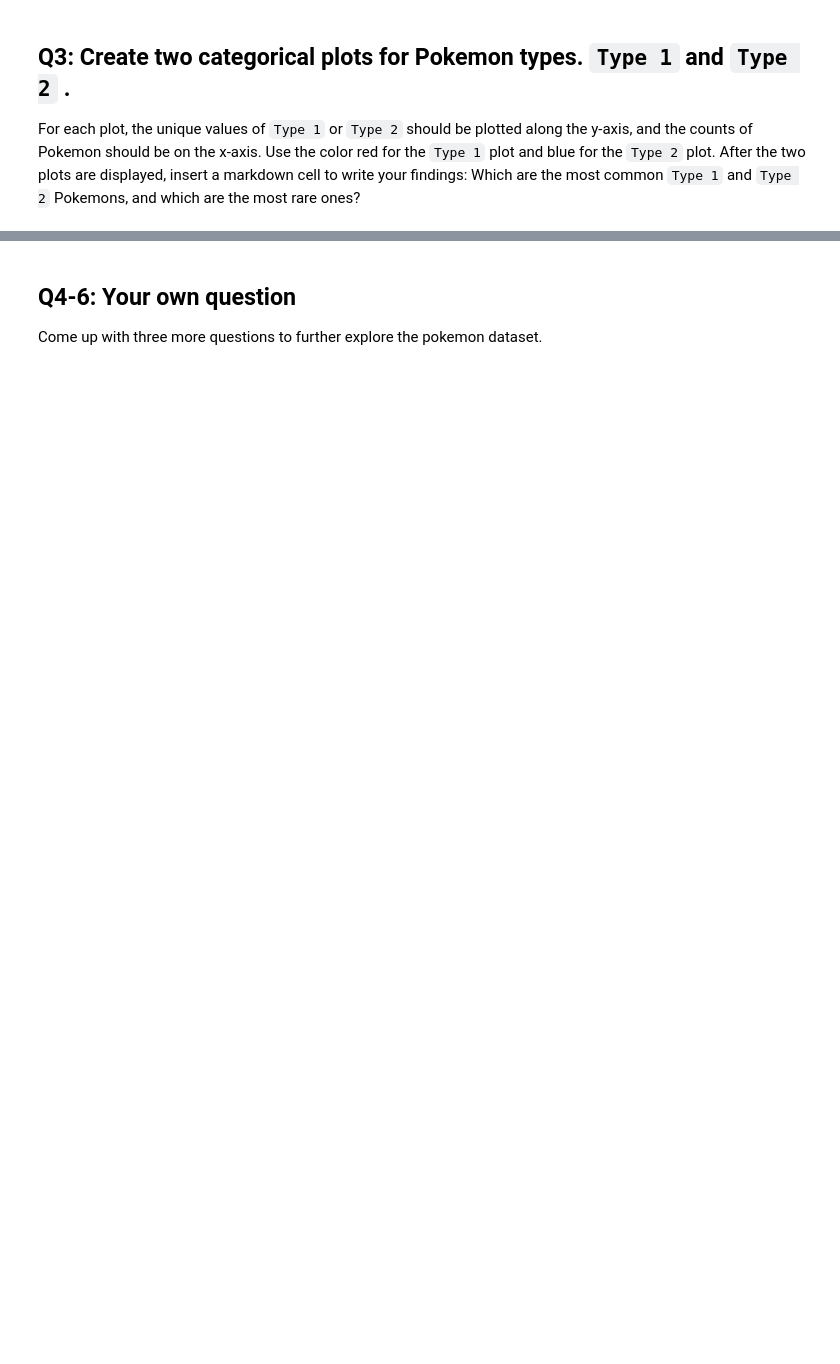
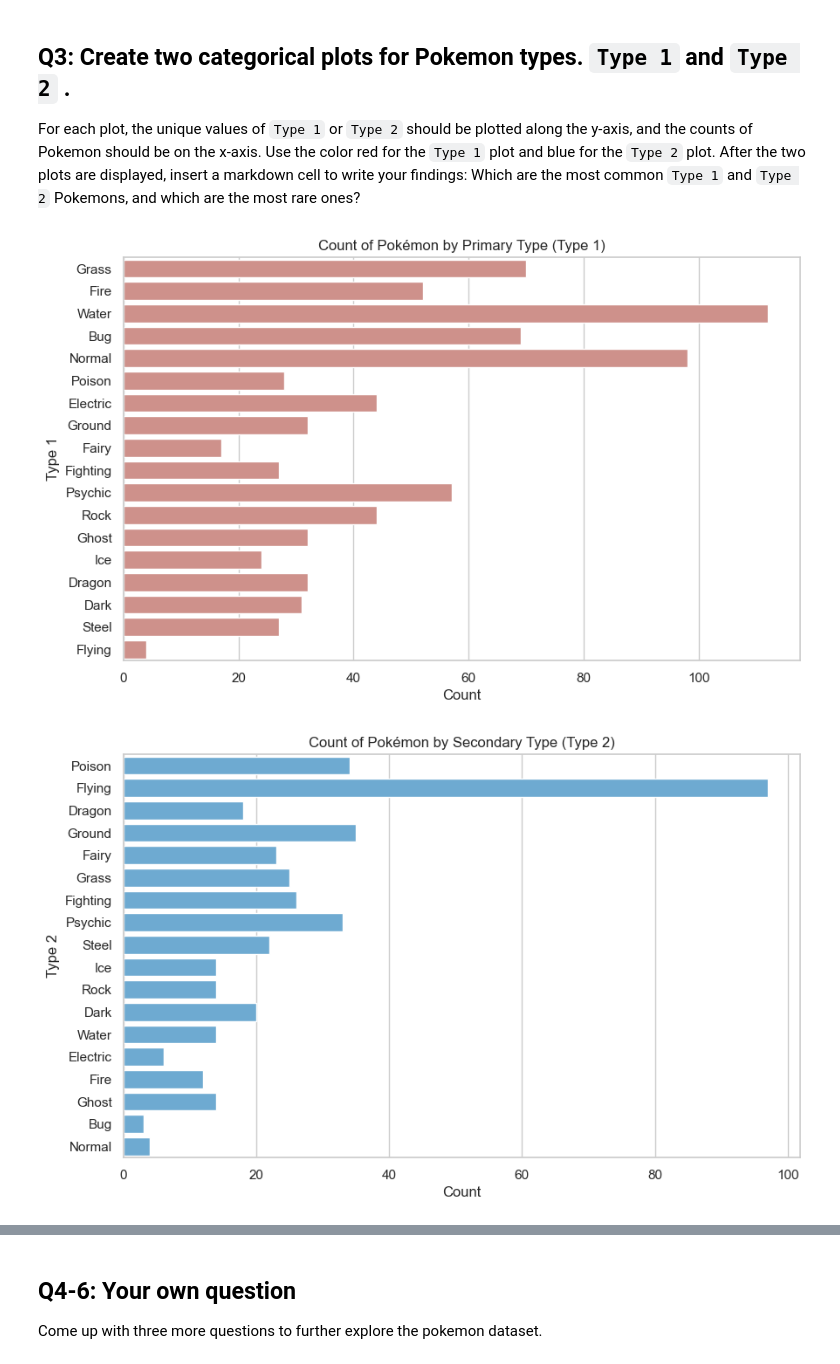
Before and after one commit to CS133-DataVisualization/cl-and-homework-emilytl, a Jupyter notebook: M03_HW03_seaborn.ipynb, the cells around one changed output, grey strips where cells are left out. Saved outputs shown, nothing was run; the diff lists cells and outputs as text; code cells hidden in the pictures; blank space fills up the shorter version.

```diff
--- a/M03_HW03_seaborn.ipynb
+++ b/M03_HW03_seaborn.ipynb
@@ -48,0 +82,19 @@ For each plot, the unique values of `Type 1` or `Type 2` should be plotted along
+# %%
+# Type 1 - muted rose
+plt.figure(figsize=(10,6))
+sns.countplot(data=pokemon, y="Type 1", color="#D98880")
+plt.title("Count of Pokémon by Primary Type (Type 1)")
+plt.xlabel("Count")
+plt.ylabel("Type 1")
+plt.show()
+
+# Type 2 - muted steel blue
+plt.figure(figsize=(10,6))
+sns.countplot(data=pokemon, y="Type 2", color="#5DADE2")
+plt.title("Count of Pokémon by Secondary Type (Type 2)")
+plt.xlabel("Count")
+plt.ylabel("Type 2")
+plt.show()
+# %% [output]
+[figure, added]
+[figure, added]
```
Also changed, not shown: parts of 19 cells of this notebook.
